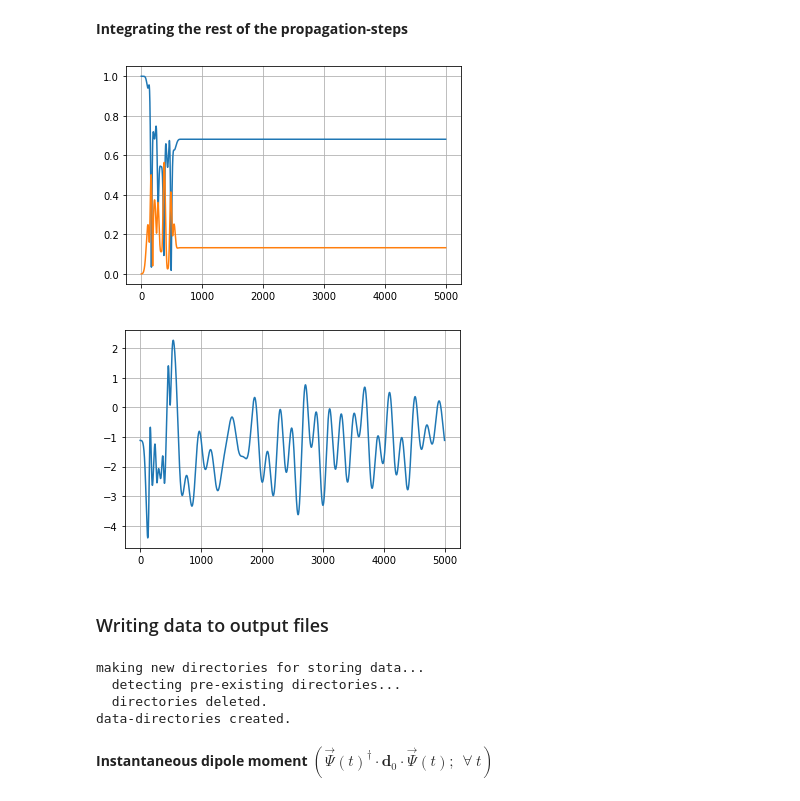
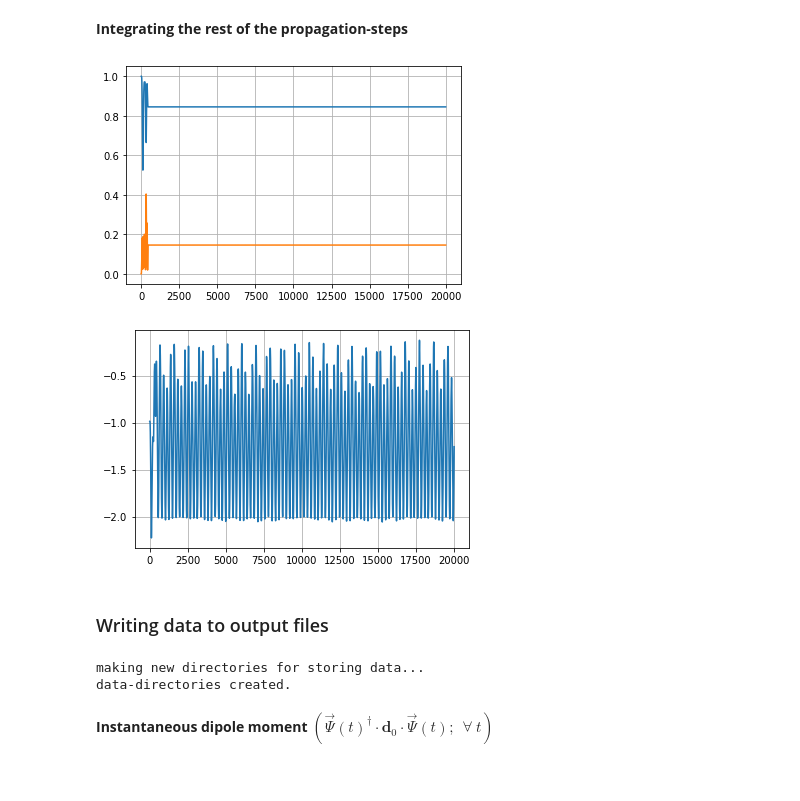
Before and after one commit to karnamohit/kranka_ucm, a Jupyter notebook: scripts/TDCI_1pulse_latest_compact.ipynb, the cells around one changed output. Drawn from its saved outputs; the diff is of its cells as text; code cells hidden in the pictures.

```diff
--- a/scripts/TDCI_1pulse_latest_compact.ipynb
+++ b/scripts/TDCI_1pulse_latest_compact.ipynb
@@ -221,7 +223,7 @@ Nuclear dipole moments (a.u.):
 # %%
 # Get SCF Energy
 for (n, line) in enumerate(log_lines):
-    if ('SCF Done' in line):
+    if ('SCF Eone:' in line):
         elements = log_lines[n].split()
         ESCF = float(elements[4])
 # Get CIS energy
@@ -322,11 +324,8 @@ st_ini = 0
 st_trg = 1
 # excitation energy (float)
 deltaE = abs(CI_Energies[st_ini] - CI_Energies[st_trg])
-#
-# field arguments
-#
 # number of integration steps (int)
-maxstep = 5000
+maxstep = 20000
 # step-size (in au) (float)
 delta = 0.083
 # electric field amplitude (in au) (float)
@@ -338,7 +337,7 @@ period_au = 2.*np.pi/w
 # period of the field (in time-steps) (int)
 period_tsteps = int(period_au/delta)
 # cycles for which field is switched on (int)
-ncyc = 3
+ncyc = 1
 # phase of electric field (float)
 phase = 0.0
 # step number to turn on field (int)
@@ -493,8 +489,8 @@ if debug == 1:
     print('Plotting the electric field')
     tpad = 0
     t = range(0,maxstep)
-    plt.plot(t[ton-tpad:toff+tpad],efield[ton-tpad:toff+tpad])
-    #plt.plot(t,efield)
+    #plt.plot(t[ton-tpad:toff+tpad],efield[ton-tpad:toff+tpad])
+    plt.plot(t,efield)
     plt.grid(True)
     plt.show()
 debug = 0
@@ -507,9 +503,9 @@ Plotting the electric field
 **NOTE**: COMPARE WITH THE RT-TDDFT CALCULATION!! Field orientation needs to be the same for any meaningful comparison
 # %%
 # Direction for the field
-x = 1.0     # +ve, -ve or 0.0
+x = 0.0     # +ve, -ve or 0.0
 y = 0.0     # +ve, -ve or 0.0
-z = 0.0     # +ve, -ve or 0.0
+z = 1.0     # +ve, -ve or 0.0
 direction = [x,y,z]
 norm_direc = direction/(np.linalg.norm(direction))   # normalization
 # %% [markdown]
@@ -613,23 +603,23 @@ for tstep in range(2,maxstep):
     v[tstep,:] = list(ctmp2)
     dip[tstep] = np.real(np.dot(np.dot(np.conjugate(ctmp), d0), ctmp2))
 # %%
-debug = 0
+debug = 1
 if debug == 1:
     # Plot two CI state coefficients vs time-steps
     istate1 = 0
     istate2 = 1
     x_i = range(maxstep)
     plt.plot(x_i,abs(v[:,istate1]),abs(v[:,istate2]))
     plt.grid(True)
     plt.show()
     # Plot instantaneous dipole moment vs time-steps
     plt.plot(t,dip)
     plt.grid(True)
     plt.show()
 debug = 0
 # %% [output]
-[figure, old version]
+[figure, new version]
-[figure, old version]
+[figure, new version]
 # %% [markdown]
 ### Writing data to output files
 # %%
@@ -638,9 +628,8 @@ delimit = '_'    # delimiter for names of output files
 std_ext = '.txt'    # output file extension
 # define paths and create directories for saving output files
 dir_parent = os.getcwd() + '/' # get the path of the current directory
-dir_system = dir_parent + title + '/'
-dir_method = dir_system + std_prefix + '/'
-dir_data = dir_method + 'deltaE=' + str('{:2.2e}Ha'.format(deltaE)) + delimit
+dir_system = dir_parent + std_prefix + '_' + title + '/'
+dir_data = dir_system + 'deltaE=' + str('{:2.2e}Ha'.format(deltaE)) + delimit
 dir_data += 'emax=' + str(emax) + delimit
 if (envelope_apply == True):
     dir_data += 'env=' + envelope + delimit
@@ -665,8 +654,6 @@ if (os.path.isdir(dir_path) == True):
 #''' # Ignore this line if in notebook
 # %% [output]
 making new directories for storing data...
-  detecting pre-existing directories...
-  directories deleted.
 data-directories created.
 # %% [markdown]
 **Instantaneous dipole moment** $\left( \vec{\Psi}(t)^\dagger \cdotp \textbf{d}_0 \cdotp \vec{\Psi}(t);\ \ \forall \ t \right)$
```
Also changed, not shown: parts of 10 cells of this notebook, 2 other files.
